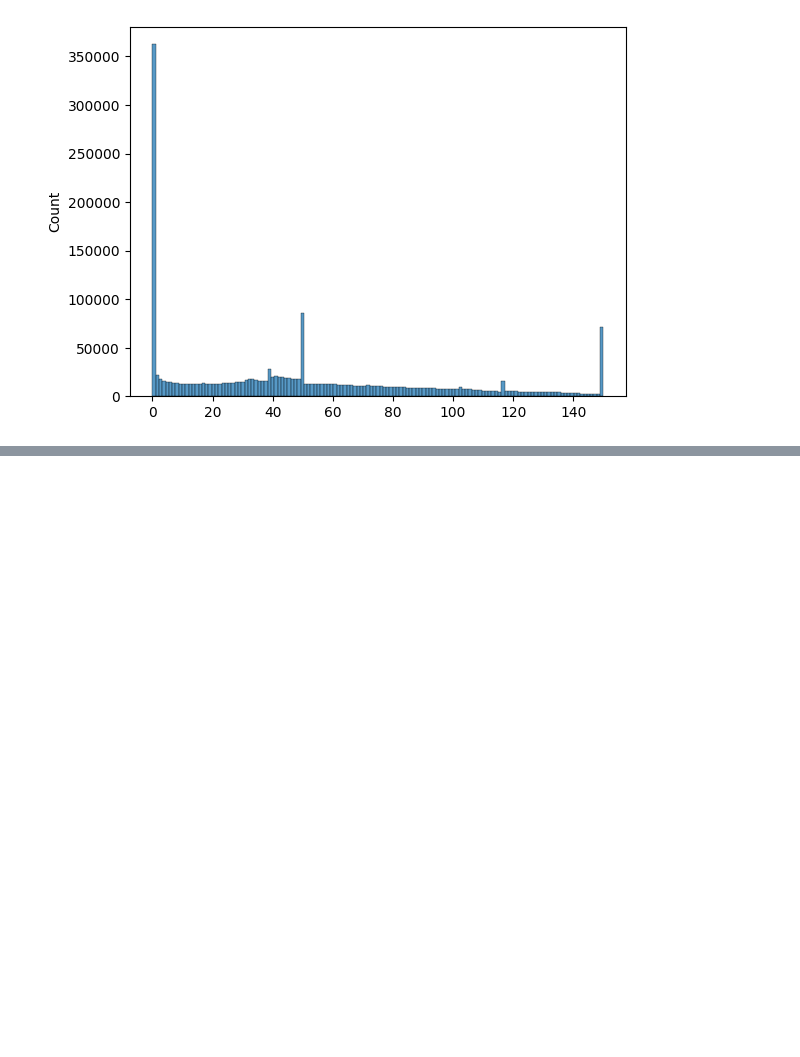
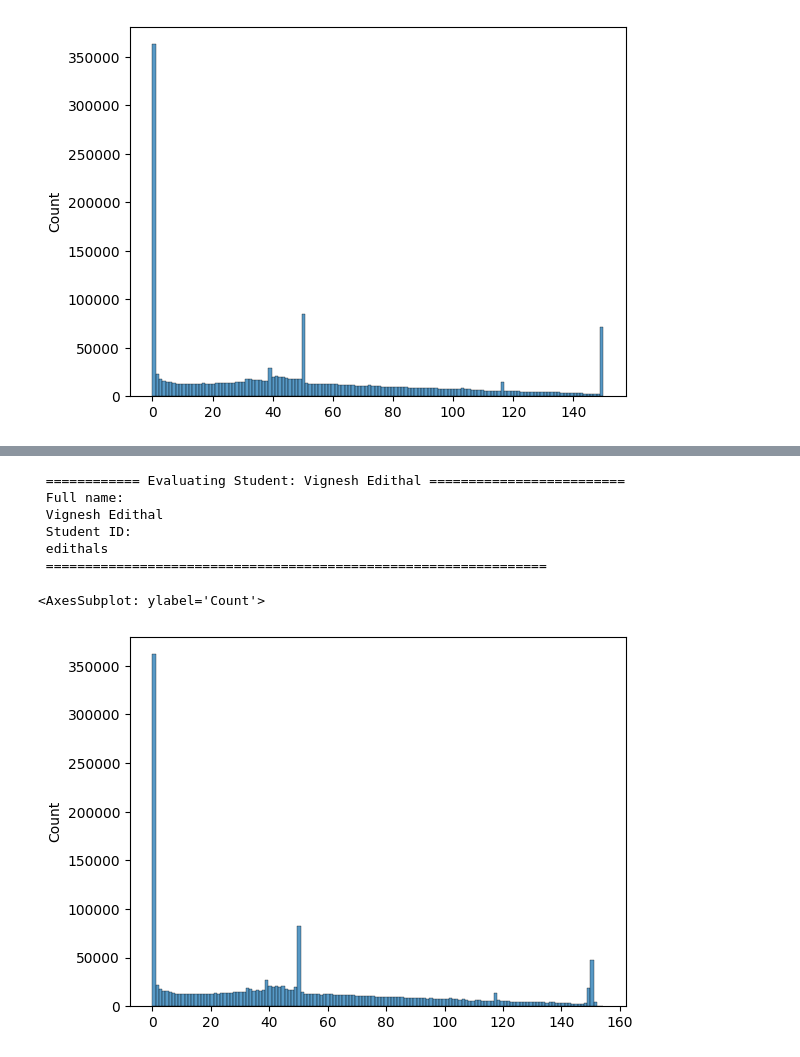
Before and after one commit to edithal-14/sta2453-p1, a Jupyter notebook: play.ipynb, the cells around one changed output, grey strips where cells are left out. Drawn from its saved outputs; the diff is of its cells as text; code cells hidden in the pictures; blank space fills up the shorter version.

```diff
--- a/play.ipynb
+++ b/play.ipynb
@@ -43,0 +66,14 @@ Error:
+# %%
+performance_metric, max_loss, max_loss_idx, y_hat = riskfuel_test(df)
+# %% [output]
+ ============ Evaluating Student: Vignesh Edithal =========================
+ Full name:
+ Vignesh Edithal
+ Student ID:
+ edithals
+ ================================================================
+# %%
+sns.histplot(y_hat)
+# %% [output]
+<AxesSubplot: ylabel='Count'>
+[figure, added]
```
Also changed, not shown: parts of 10 cells of this notebook, 3 other files.
